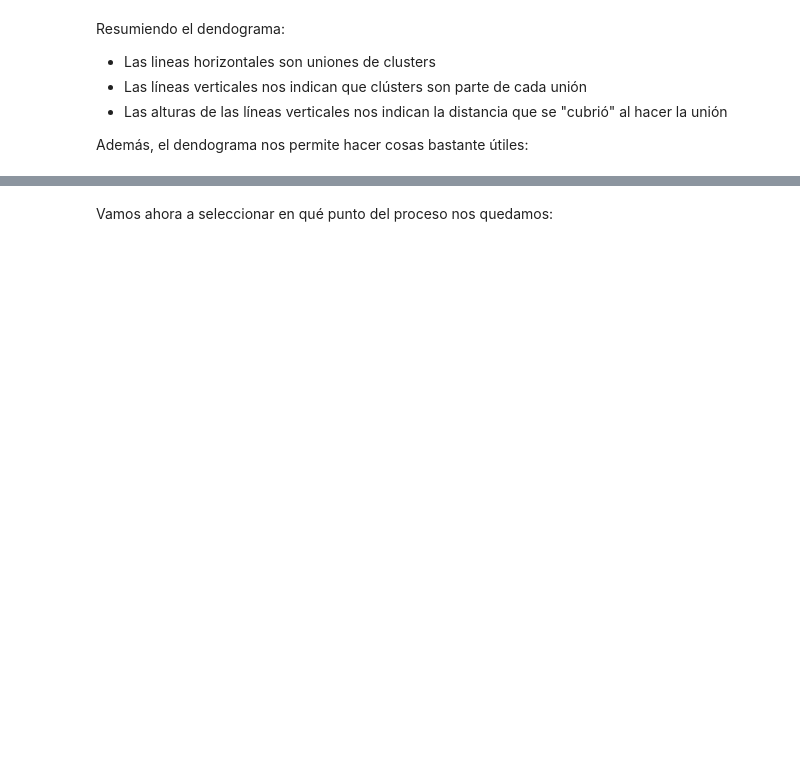
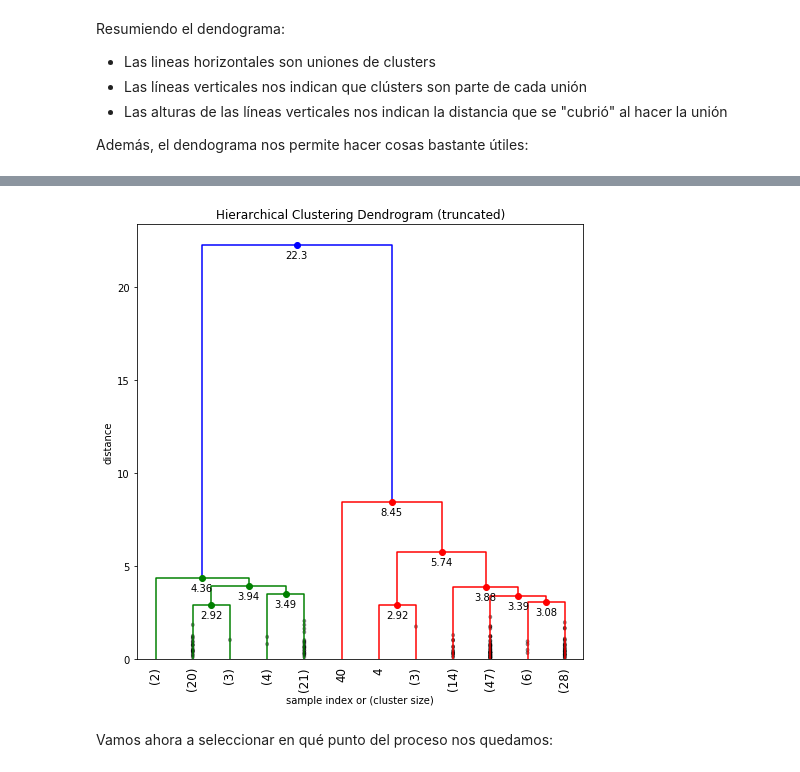
Before and after one commit to chrfranco/06_MAIR_Aprendizaje_No_Supervisado, a Jupyter notebook: VC03_Métodos_de_clustering_jerárquico.ipynb, the cells around one changed output, grey strips where cells are left out. Cells and saved outputs as stored; diff of their text form; code cells hidden in the pictures; blank space fills up the shorter version.

```diff
--- a/VC03_Métodos_de_clustering_jerárquico.ipynb
+++ b/VC03_Métodos_de_clustering_jerárquico.ipynb
@@ -61,4 +61,5 @@ from scipy.spatial.distance import pdist
 
 # pdist calcula las distancias entre elementos de nuestro dataset usando la
 # métrica indicada (euclideana por defecto)
-## Aquí tu código ##
+c, cophs_dists = cophenet(z, pdist(X))
+print(f'Cophenet coefficient: {c}')
@@ -164,15 +199,17 @@ def fancy_dendrogram(*args, **kwargs):
     return ddata
 # %%
 fancy_dendrogram(
-    Z,
+    z,
     truncate_mode='lastp',
     p=12,
     leaf_rotation=90.,
     leaf_font_size=12.,
     show_contracted=True,
     annotate_above=1,  # useful in small plots so annotations don't overlap
 )
 plt.show()
+# %% [output]
+[figure, added]
 # %% [markdown]
 Vamos ahora a seleccionar en qué punto del proceso nos quedamos:
 # %%
```
Also changed, not shown: parts of 18 cells of this notebook.
